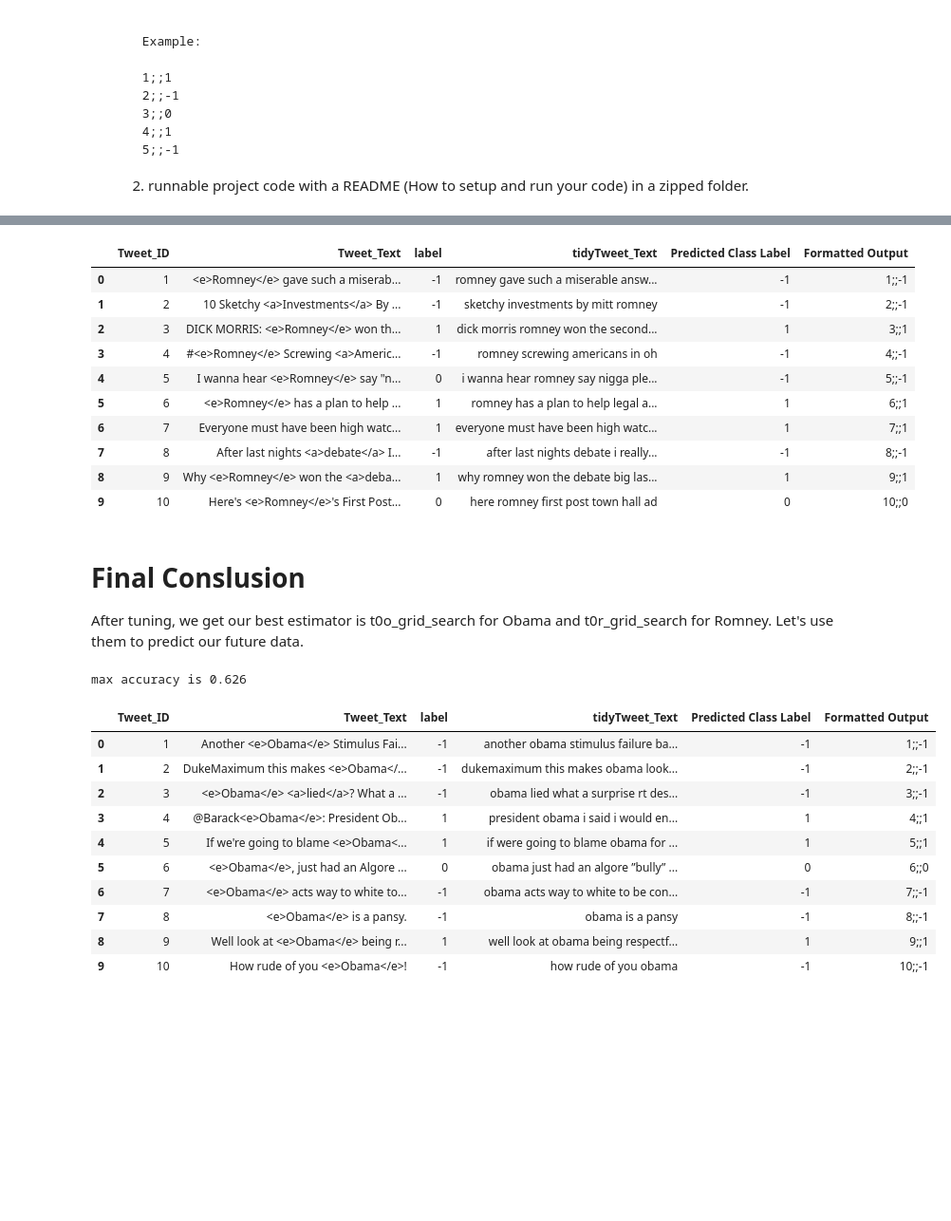
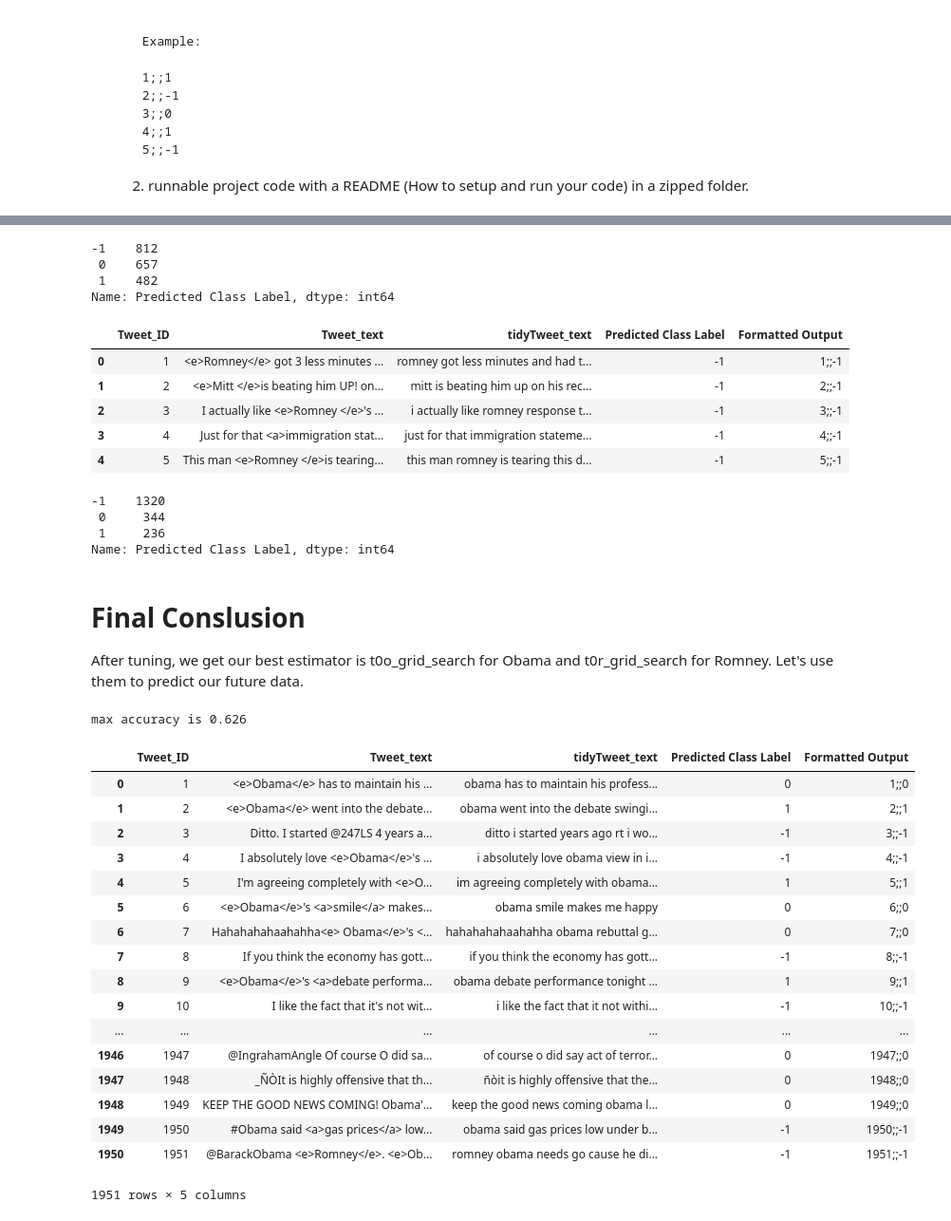
Before and after one commit to adahang/datamining-on-tweets, a Jupyter notebook: tweets_sentiment_analysis.ipynb, the cells around one changed output, grey strips where cells are left out. Shown: that part at 95% size. Saved outputs shown, nothing was run; the diff lists cells and outputs as text; code cells hidden in the pictures; blank space fills up the shorter version.

Commit message:
v1.2
Change the read_excel to read_csv

```diff
--- a/tweets_sentiment_analysis.ipynb
+++ b/tweets_sentiment_analysis.ipynb
@@ -811,19 +814,28 @@ df_obama_t.head(20)
+# %%
+df_obama_t['Predicted Class Label'].value_counts()
+# %% [output]
+-1    812
+ 0    657
+ 1    482
+Name: Predicted Class Label, dtype: int64
 # %%
-df_romney_t['Predicted Class Label'] = t0r_grid_search.predict(df_romney_t['tidyTweet_Text'])
+df_romney_t['Predicted Class Label'] = t0r_grid_search.predict(df_romney_t['tidyTweet_text'])
 df_romney_t['Formatted Output'] = [str(x) + ';;' + str(y) for x,y in
                                   zip(df_romney_t['Tweet_ID'], df_romney_t['Predicted Class Label'])]
-df_romney_t.head(20)
+df_romney_t.head()
 # %% [output]
-|  | Tweet_ID | Tweet_Text | label | tidyTweet_Text | Predicted Class Label | Formatted Output |
-| 0 | 1 | <e>Romney</e> gave such a miserab... | -1 | romney gave such a miserable answ... | -1 | 1;;-1 |
-| 1 | 2 | 10 Sketchy <a>Investments</a> By ... | -1 | sketchy investments by mitt romney | -1 | 2;;-1 |
-| 2 | 3 | DICK MORRIS: <e>Romney</e> won th... | 1 | dick morris romney won the second... | 1 | 3;;1 |
-| 3 | 4 | #<e>Romney</e> Screwing <a>Americ... | -1 | romney screwing americans in oh | -1 | 4;;-1 |
-| 4 | 5 | I wanna hear <e>Romney</e> say "n... | 0 | i wanna hear romney say nigga ple... | -1 | 5;;-1 |
-| 5 | 6 | <e>Romney</e> has a plan to help ... | 1 | romney has a plan to help legal a... | 1 | 6;;1 |
-| 6 | 7 | Everyone must have been high watc... | 1 | everyone must have been high watc... | 1 | 7;;1 |
-| 7 | 8 | After last nights <a>debate</a> I... | -1 | after last nights debate i really... | -1 | 8;;-1 |
-| 8 | 9 | Why <e>Romney</e> won the <a>deba... | 1 | why romney won the debate big las... | 1 | 9;;1 |
-| 9 | 10 | Here's <e>Romney</e>'s First Post... | 0 | here romney first post town hall ad | 0 | 10;;0 |
+|  | Tweet_ID | Tweet_text | tidyTweet_text | Predicted Class Label | Formatted Output |
+| 0 | 1 | <e>Romney</e> got 3 less minutes ... | romney got less minutes and had t... | -1 | 1;;-1 |
+| 1 | 2 | <e>Mitt </e>is beating him UP! on... | mitt is beating him up on his rec... | -1 | 2;;-1 |
+| 2 | 3 | I actually like <e>Romney </e>'s ... | i actually like romney response t... | -1 | 3;;-1 |
+| 3 | 4 | Just for that <a>immigration stat... | just for that immigration stateme... | -1 | 4;;-1 |
+| 4 | 5 | This man <e>Romney </e>is tearing... | this man romney is tearing this d... | -1 | 5;;-1 |
+# %%
+df_romney_t['Predicted Class Label'].value_counts()
+# %% [output]
+-1    1320
+ 0     344
+ 1     236
+Name: Predicted Class Label, dtype: int64
 # %%
 obama_name = 'Obama'
@@ -854,9 +866,9 @@ def gen_ouput(clf, inputfile, outputfile):
                 4;;1
                 5;;-1
     """
-    df = pd.read_excel(inputfile)
-    df = process_all(df, colName='Tweet_Text')
-    new_colname = 'tidy' + 'Tweet_Text'
+    df = pd.read_csv(inputfile, encoding='ISO-8859-1')
+    df = process_all(df, colName='Tweet_text')
+    new_colname = 'tidy' + 'Tweet_text'
     df['Predicted Class Label'] = clf.predict(df[new_colname])
     df['Formatted Output'] = [str(x) + ';;' + str(y) for x,y in zip(df['Tweet_ID'], df['Predicted Class Label'])]
 #     assert len(df['Tweet_ID']) == len(outdf['Tweet_ID'])
@@ -876,24 +888,31 @@ def best_classifier(clf_dict):
 # %%
 # how to get teh best classifier we tuned till now, use the dict to sort the highest value we got
 obama_best_clf = best_classifier(obama_estimators)
 # setup obama input & output
 obama_name = 'Obama'
-obama_inputfile='inputs/' + obama_name + '.xlsx'
+obama_inputfile='inputs/' + obama_name + '.csv'
 obama_outputfile='outputs/Hang_Yang_Jiashan_Wu_' + obama_name + '.txt'
 gen_ouput(obama_best_clf, obama_inputfile, obama_outputfile)
 # %% [output]
 max accuracy is 0.626
-|  | Tweet_ID | Tweet_Text | label | tidyTweet_Text | Predicted Class Label | Formatted Output |
-| 0 | 1 | Another <e>Obama</e> Stimulus Fai... | -1 | another obama stimulus failure ba... | -1 | 1;;-1 |
-| 1 | 2 | DukeMaximum this makes <e>Obama</... | -1 | dukemaximum this makes obama look... | -1 | 2;;-1 |
-| 2 | 3 | <e>Obama</e> <a>lied</a>? What a ... | -1 | obama lied what a surprise rt des... | -1 | 3;;-1 |
-| 3 | 4 | @Barack<e>Obama</e>: President Ob... | 1 | president obama i said i would en... | 1 | 4;;1 |
-| 4 | 5 | If we're going to blame <e>Obama<... | 1 | if were going to blame obama for ... | 1 | 5;;1 |
-| 5 | 6 | <e>Obama</e>, just had an Algore ... | 0 | obama just had an algore ”bully” ... | 0 | 6;;0 |
-| 6 | 7 | <e>Obama</e> acts way to white to... | -1 | obama acts way to white to be con... | -1 | 7;;-1 |
-| 7 | 8 | <e>Obama</e> is a pansy. | -1 | obama is a pansy | -1 | 8;;-1 |
-| 8 | 9 | Well look at <e>Obama</e> being r... | 1 | well look at obama being respectf... | 1 | 9;;1 |
-| 9 | 10 | How rude of you <e>Obama</e>! | -1 | how rude of you obama | -1 | 10;;-1 |
+|  | Tweet_ID | Tweet_text | tidyTweet_text | Predicted Class Label | Formatted Output |
+| 0 | 1 | <e>Obama</e> has to maintain his ... | obama has to maintain his profess... | 0 | 1;;0 |
+| 1 | 2 | <e>Obama</e> went into the debate... | obama went into the debate swingi... | 1 | 2;;1 |
+| 2 | 3 | Ditto. I started @247LS 4 years a... | ditto i started years ago rt i wo... | -1 | 3;;-1 |
+| 3 | 4 | I absolutely love <e>Obama</e>'s ... | i absolutely love obama view in i... | -1 | 4;;-1 |
+| 4 | 5 | I'm agreeing completely with <e>O... | im agreeing completely with obama... | 1 | 5;;1 |
+| 5 | 6 | <e>Obama</e>'s <a>smile</a> makes... | obama smile makes me happy | 0 | 6;;0 |
+| 6 | 7 | Hahahahahaahahha<e> Obama</e>'s <... | hahahahahaahahha obama rebuttal g... | 0 | 7;;0 |
+| 7 | 8 | If you think the economy has gott... | if you think the economy has gott... | -1 | 8;;-1 |
+| 8 | 9 | <e>Obama</e>'s <a>debate performa... | obama debate performance tonight ... | 1 | 9;;1 |
+| 9 | 10 | I like the fact that it's not wit... | i like the fact that it not withi... | -1 | 10;;-1 |
+| ... | ... | ... | ... | ... | ... |
+| 1946 | 1947 | @IngrahamAngle Of course O did sa... | of course o did say act of terror... | 0 | 1947;;0 |
+| 1947 | 1948 | _ÑÒIt is highly offensive that th... | ñòit is highly offensive that the... | 0 | 1948;;0 |
+| 1948 | 1949 | KEEP THE GOOD NEWS COMING! Obama'... | keep the good news coming obama l... | 0 | 1949;;0 |
+| 1949 | 1950 | #Obama said <a>gas prices</a> low... | obama said gas prices low under b... | -1 | 1950;;-1 |
+| 1950 | 1951 | @BarackObama <e>Romney</e>. <e>Ob... | romney obama needs go cause he di... | -1 | 1951;;-1 |
+1951 rows × 5 columns
 # %%
 # setup Romney input & output
 romney_best_clf = best_classifier(romney_estimators)
```
Also changed, not shown: parts of 13 cells of this notebook.
